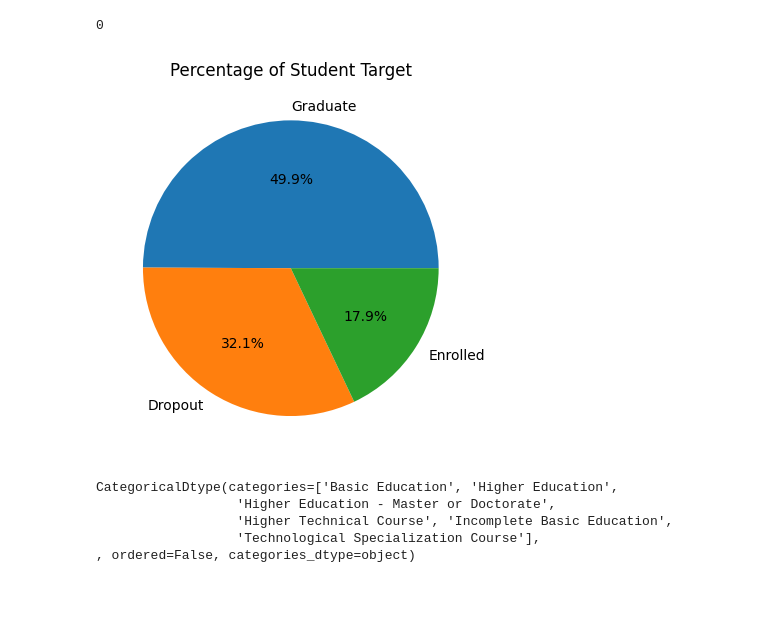
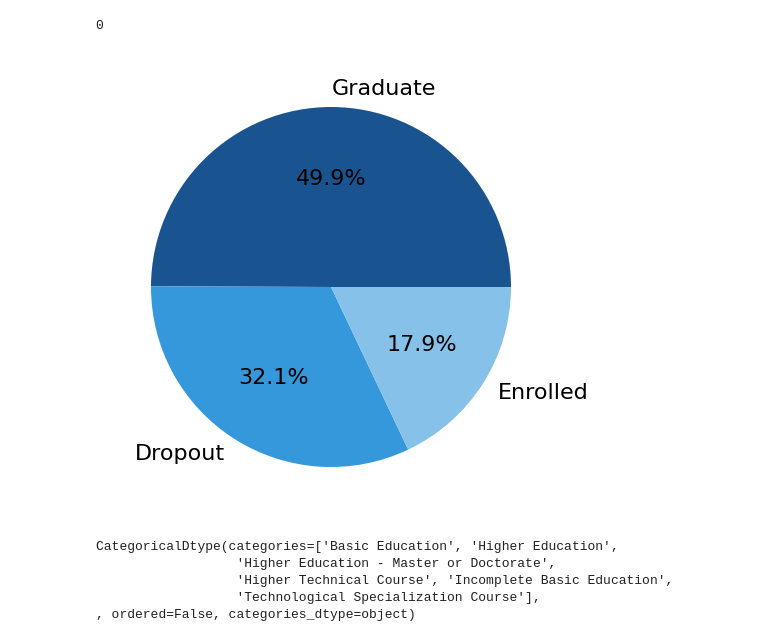
Before and after one commit to m-nader/FYS-STK4155-group14, a Jupyter notebook: project_3/Code/adjust_data.ipynb, the cells around one changed output. Saved outputs shown, nothing was run; the diff lists cells and outputs as text; code cells hidden in the pictures; blank space fills up the shorter version.

Commit message:
New figures

```diff
--- a/project_3/Code/adjust_data.ipynb
+++ b/project_3/Code/adjust_data.ipynb
@@ -78,11 +78,12 @@ df.duplicated().sum()
 0
 # %%
 target = df['Target'].value_counts()
-plt.pie(target, labels=target.index, autopct='%1.1f%%')
-plt.title('Percentage of Student Target')
+plt.pie(target, labels=target.index, autopct='%1.1f%%', textprops={'fontsize': 16}, colors=['#1a5490', '#3498db', '#85c1e9'])
+plt.tight_layout()
+plt.savefig("../Figures/target_distribution.png", dpi=300, bbox_inches="tight")
 plt.show()
 # %% [output]
-[figure, old version]
+[figure, new version]
 # %%
 # drop and assign back
 df = df.drop('Nacionality', axis=1)
```
Also changed, not shown: 6 other files.
